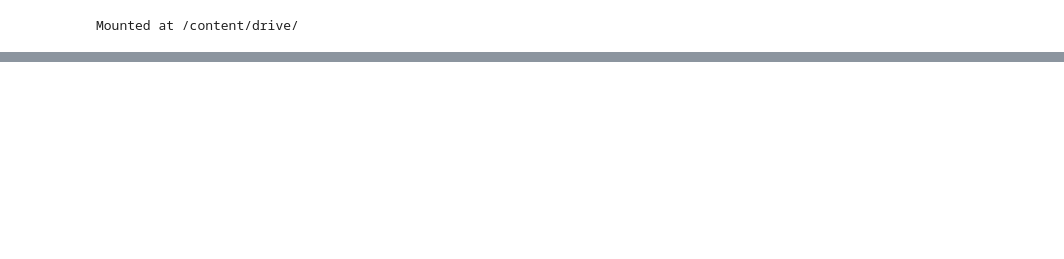
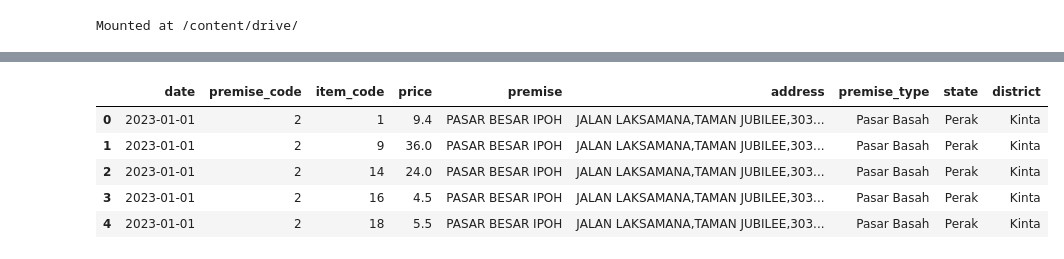
Before and after one commit to matyi101/price_catcher, a Jupyter notebook: price_catcher.ipynb, the cells around one changed output, grey strips where cells are left out. Drawn from its saved outputs; the diff is of its cells as text; code cells hidden in the pictures; blank space fills up the shorter version.

```diff
--- a/price_catcher.ipynb
+++ b/price_catcher.ipynb
@@ -116,0 +78,10 @@ Warning: total number of rows (41969757) exceeds max_rows (20000). Falling back
+# %%
+combine = df.merge(premise, on="premise_code", how="left")
+combine.head()
+# %% [output]
+|  | date | premise_code | item_code | price | premise | address | premise_type | state | district |
+| 0 | 2023-01-01 | 2 | 1 | 9.4 | PASAR BESAR IPOH | JALAN LAKSAMANA,TAMAN JUBILEE,303... | Pasar Basah | Perak | Kinta |
+| 1 | 2023-01-01 | 2 | 9 | 36.0 | PASAR BESAR IPOH | JALAN LAKSAMANA,TAMAN JUBILEE,303... | Pasar Basah | Perak | Kinta |
+| 2 | 2023-01-01 | 2 | 14 | 24.0 | PASAR BESAR IPOH | JALAN LAKSAMANA,TAMAN JUBILEE,303... | Pasar Basah | Perak | Kinta |
+| 3 | 2023-01-01 | 2 | 16 | 4.5 | PASAR BESAR IPOH | JALAN LAKSAMANA,TAMAN JUBILEE,303... | Pasar Basah | Perak | Kinta |
+| 4 | 2023-01-01 | 2 | 18 | 5.5 | PASAR BESAR IPOH | JALAN LAKSAMANA,TAMAN JUBILEE,303... | Pasar Basah | Perak | Kinta |
```
Also changed, not shown: parts of 6 cells of this notebook.
